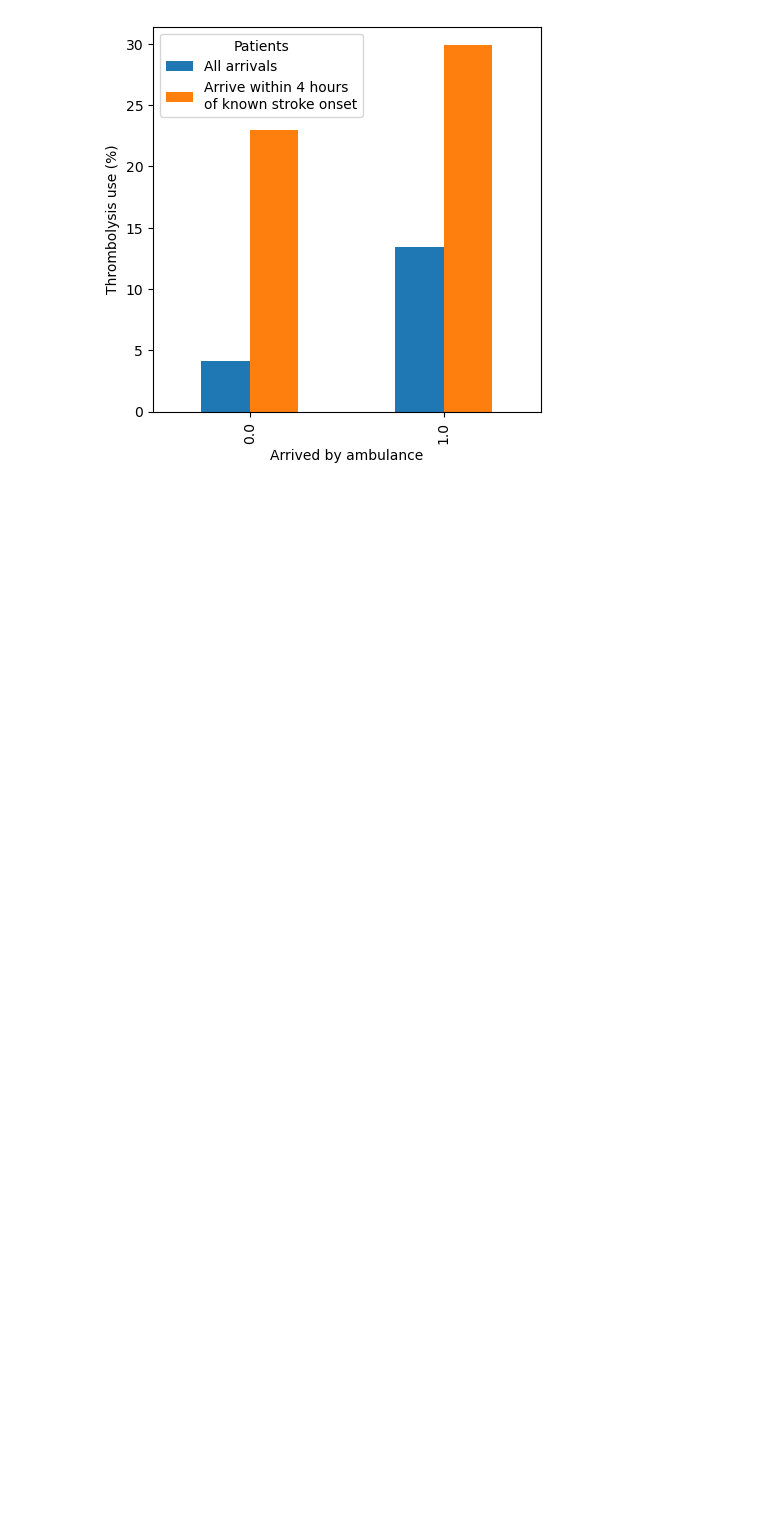
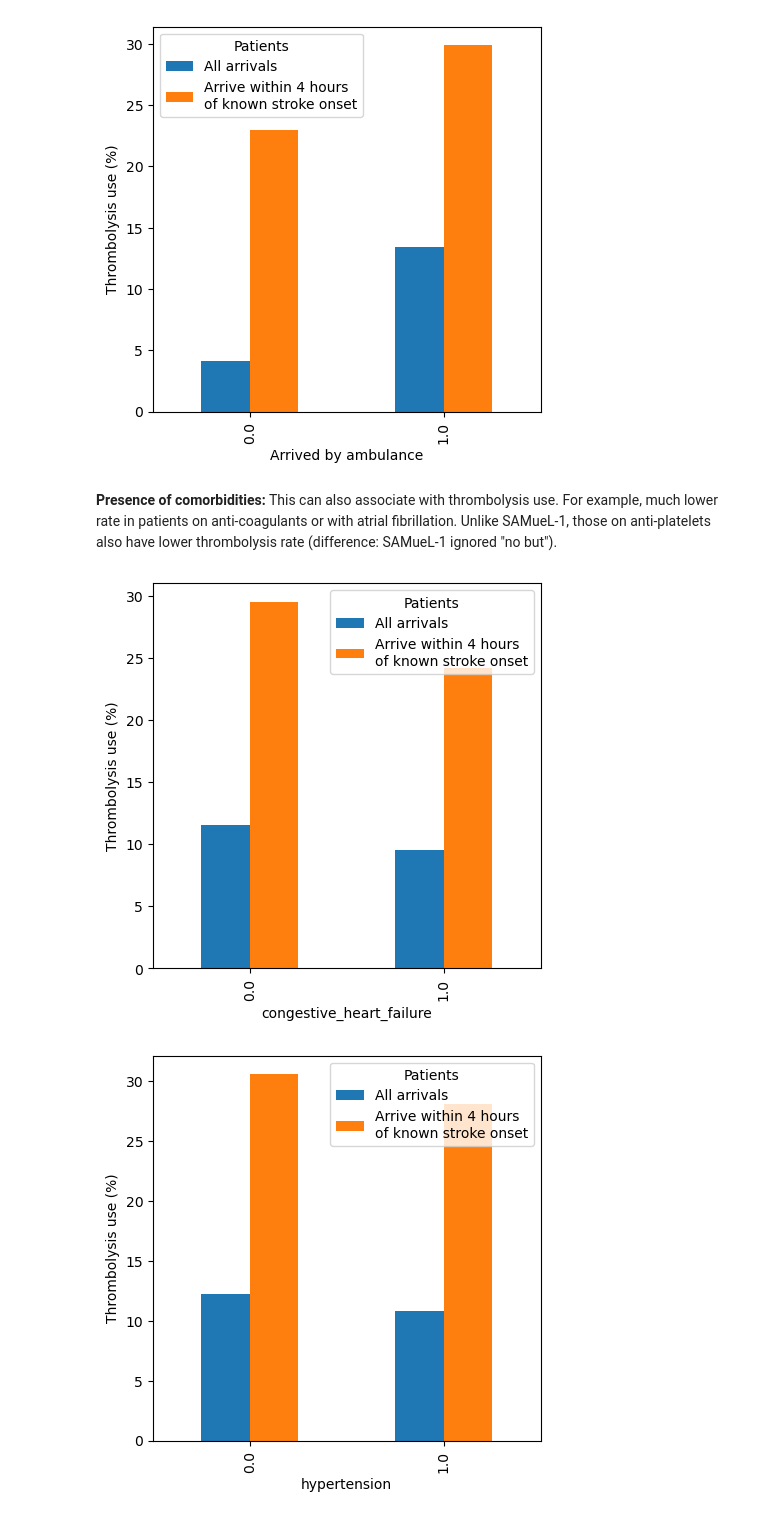
Before and after one commit to samuel-book/samuel_2_data_prep, a Jupyter notebook: descriptive_statistics/thrombolysis.ipynb, the cells around one changed output. Drawn from its saved outputs; the diff is of its cells as text; code cells hidden in the pictures; blank space fills up the shorter version.

```diff
--- a/descriptive_statistics/thrombolysis.ipynb
+++ b/descriptive_statistics/thrombolysis.ipynb
@@ -106,3 +140,17 @@ plot_ivt_differences('bar', 'precise_onset_known', 'Precise onset known')
 plot_ivt_differences('bar', 'arrive_by_ambulance', 'Arrived by ambulance')
 # %% [output]
 [figure]
+# %% [markdown]
+**Presence of comorbidities:** This can also associate with thrombolysis use. For example, much lower rate in patients on anti-coagulants or with atrial fibrillation. Unlike SAMueL-1, those on anti-platelets also have lower thrombolysis rate (difference: SAMueL-1 ignored "no but").
+# %%
+comords = ['congestive_heart_failure', 'hypertension', 'atrial_fibrillation',
+           'diabetes', 'prior_stroke_tia', 'afib_antiplatelet',
+           'afib_anticoagulant', 'afib_vit_k_anticoagulant',
+           'afib_doac_anticoagulant', 'afib_heparin_anticoagulant',
+           'new_afib_diagnosis']
+
+for com in comords:
+    plot_ivt_differences('bar', com, com)
+# %% [output]
+[figure, added]
+[figure, added]
```
Also changed, not shown: parts of 19 cells of this notebook.
